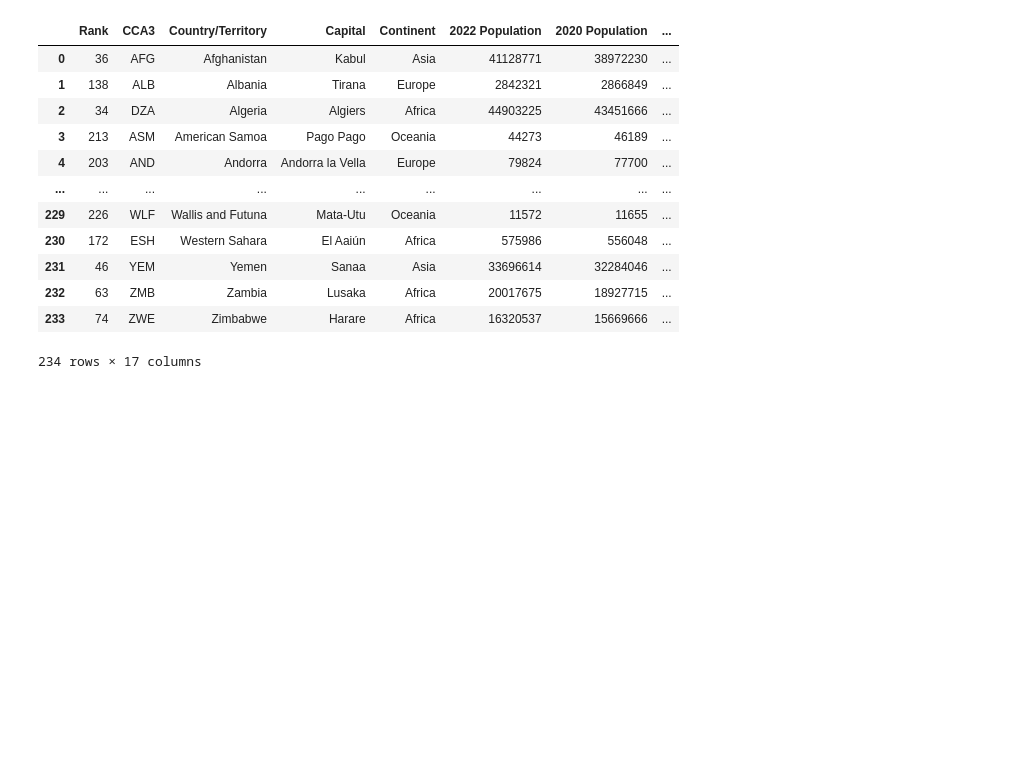
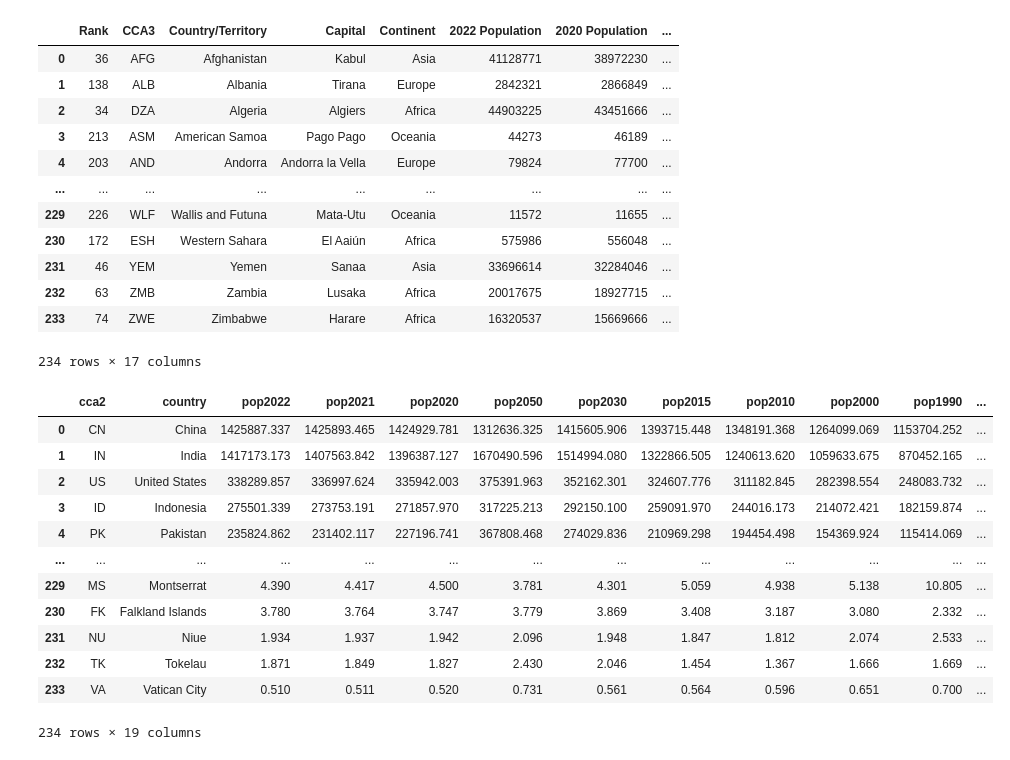
Before and after one commit to Y-Rov/python-PNU-course, a Jupyter notebook: course-part-2/realization-cw-2/rovinskyi-cw-2.ipynb, the cells around one changed output. Drawn from its saved outputs; the diff is of its cells as text; code cells hidden in the pictures; blank space fills up the shorter version.

```diff
--- a/course-part-2/realization-cw-2/rovinskyi-cw-2.ipynb
+++ b/course-part-2/realization-cw-2/rovinskyi-cw-2.ipynb
@@ -23,3 +24,20 @@ test_df
 | 232 | 63 | ZMB | Zambia | Lusaka | Africa | 20017675 | 18927715 | ... |
 | 233 | 74 | ZWE | Zimbabwe | Harare | Africa | 16320537 | 15669666 | ... |
 234 rows × 17 columns
+# %%
+second_dataframe = pd.read_csv("world_population_2.csv")
+second_dataframe
+# %% [output]
+|  | cca2 | country | pop2022 | pop2021 | pop2020 | pop2050 | pop2030 | pop2015 | pop2010 | pop2000 | pop1990 | ... |
+| 0 | CN | China | 1425887.337 | 1425893.465 | 1424929.781 | 1312636.325 | 1415605.906 | 1393715.448 | 1348191.368 | 1264099.069 | 1153704.252 | ... |
+| 1 | IN | India | 1417173.173 | 1407563.842 | 1396387.127 | 1670490.596 | 1514994.080 | 1322866.505 | 1240613.620 | 1059633.675 | 870452.165 | ... |
+| 2 | US | United States | 338289.857 | 336997.624 | 335942.003 | 375391.963 | 352162.301 | 324607.776 | 311182.845 | 282398.554 | 248083.732 | ... |
+| 3 | ID | Indonesia | 275501.339 | 273753.191 | 271857.970 | 317225.213 | 292150.100 | 259091.970 | 244016.173 | 214072.421 | 182159.874 | ... |
+| 4 | PK | Pakistan | 235824.862 | 231402.117 | 227196.741 | 367808.468 | 274029.836 | 210969.298 | 194454.498 | 154369.924 | 115414.069 | ... |
+| ... | ... | ... | ... | ... | ... | ... | ... | ... | ... | ... | ... | ... |
+| 229 | MS | Montserrat | 4.390 | 4.417 | 4.500 | 3.781 | 4.301 | 5.059 | 4.938 | 5.138 | 10.805 | ... |
+| 230 | FK | Falkland Islands | 3.780 | 3.764 | 3.747 | 3.779 | 3.869 | 3.408 | 3.187 | 3.080 | 2.332 | ... |
+| 231 | NU | Niue | 1.934 | 1.937 | 1.942 | 2.096 | 1.948 | 1.847 | 1.812 | 2.074 | 2.533 | ... |
+| 232 | TK | Tokelau | 1.871 | 1.849 | 1.827 | 2.430 | 2.046 | 1.454 | 1.367 | 1.666 | 1.669 | ... |
+| 233 | VA | Vatican City | 0.510 | 0.511 | 0.520 | 0.731 | 0.561 | 0.564 | 0.596 | 0.651 | 0.700 | ... |
+234 rows × 19 columns
```
Also changed, not shown: parts of 4 cells of this notebook.
